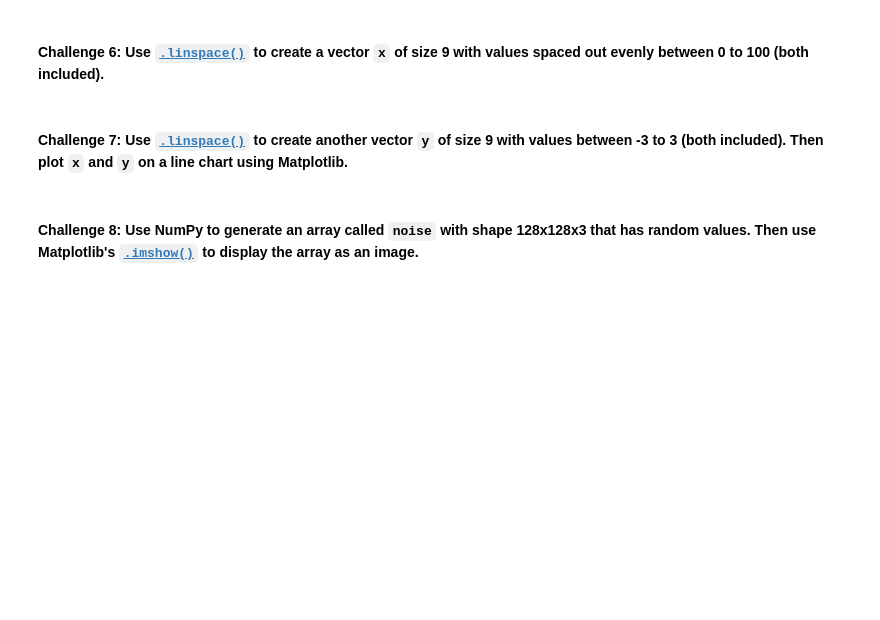
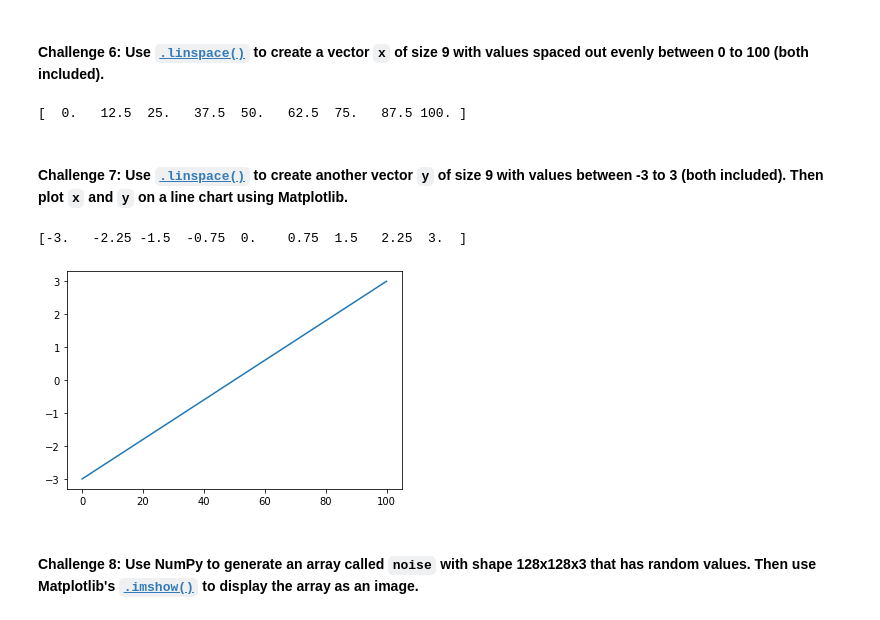
Before and after one commit to zoard-ehmann/100-days-of-python, a Jupyter notebook: Day76/Computation_with_NumPy/Computation_with_NumPy_and_N_Dimensional_Arrays.ipynb, the cells around one changed output. Saved outputs shown, nothing was run; the diff lists cells and outputs as text; code cells hidden in the pictures; blank space fills up the shorter version.

```diff
--- a/Day76/Computation_with_NumPy/Computation_with_NumPy_and_N_Dimensional_Arrays.ipynb
+++ b/Day76/Computation_with_NumPy/Computation_with_NumPy_and_N_Dimensional_Arrays.ipynb
@@ -141,6 +182,22 @@ Hint: Use the [`.random()` function](https://numpy.org/doc/stable/reference/rand
 # %% [markdown]
 #### **Challenge 6**: Use [`.linspace()`](https://numpy.org/doc/stable/reference/generated/numpy.linspace.html) to create a vector `x` of size 9 with values spaced out evenly between 0 to 100 (both included).
+# %%
+x = np.linspace(start=0, stop=100, num=9)
+print(x)
+# %% [output]
+[  0.   12.5  25.   37.5  50.   62.5  75.   87.5 100. ]
 # %% [markdown]
 #### **Challenge 7**: Use [`.linspace()`](https://numpy.org/doc/stable/reference/generated/numpy.linspace.html) to create another vector `y` of size 9 with values between -3 to 3 (both included). Then plot `x` and `y` on a line chart using Matplotlib.
+# %%
+y = np.linspace(start=-3, stop=3, num=9)
+print(y)
+# %% [output]
+[-3.   -2.25 -1.5  -0.75  0.    0.75  1.5   2.25  3.  ]
+# %%
+plt.plot(x, y)
+
+plt.show()
+# %% [output]
+[figure, added]
 # %% [markdown]
 #### **Challenge 8**: Use NumPy to generate an array called `noise` with shape 128x128x3 that has random values. Then use Matplotlib's [`.imshow()`](https://matplotlib.org/3.1.1/api/_as_gen/matplotlib.pyplot.imshow.html) to display the array as an image.
```
Also changed, not shown: parts of 6 cells of this notebook.
